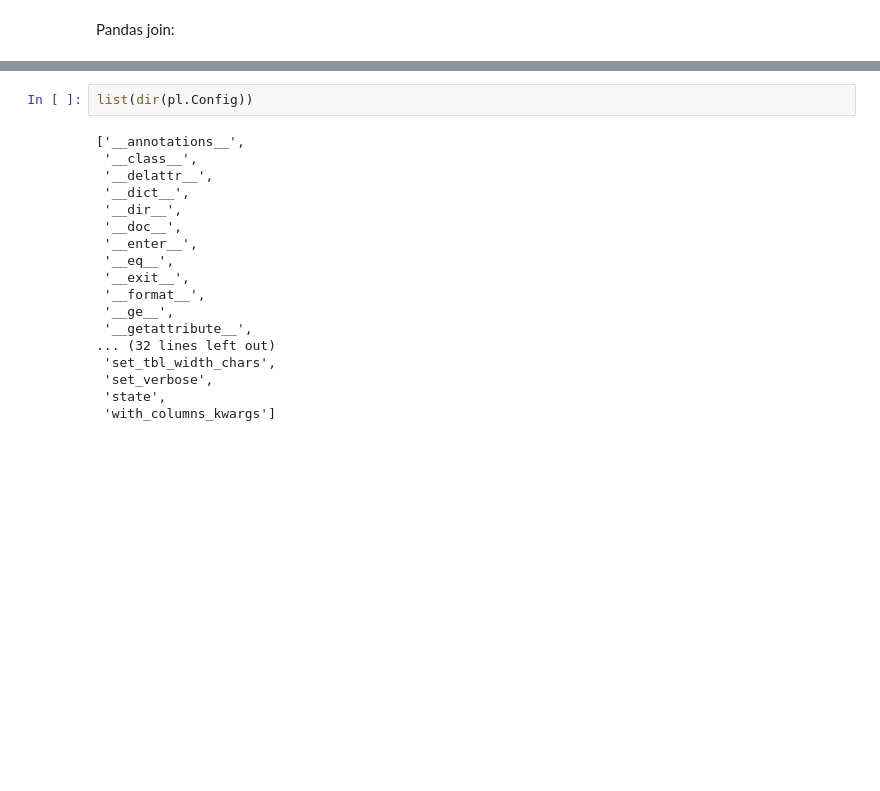
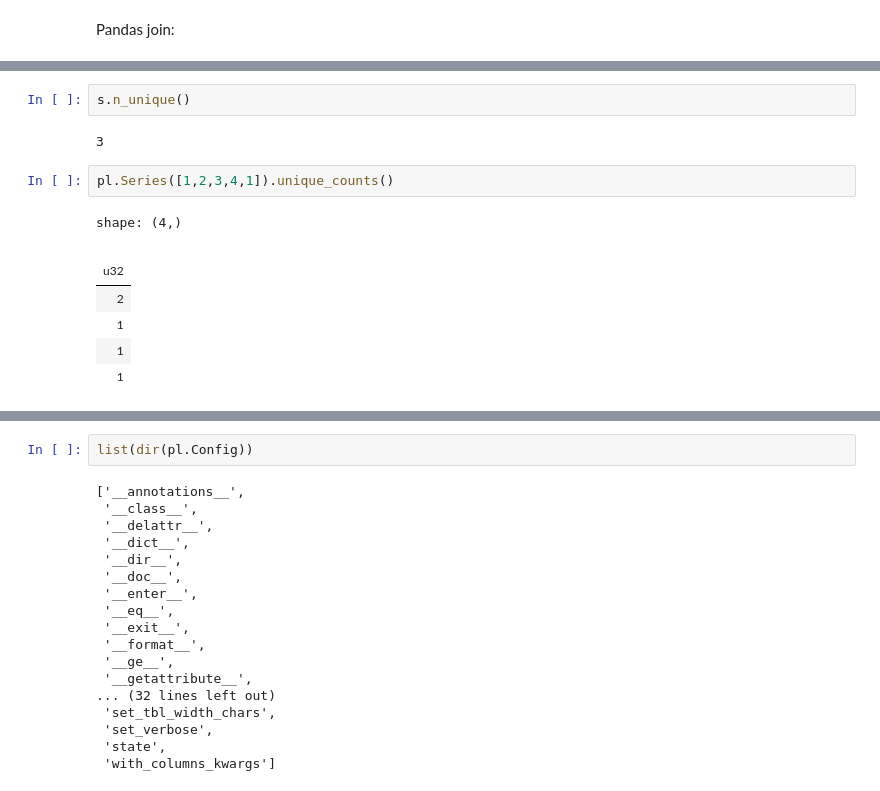
Before and after one commit to johnros/polars_demo, a Jupyter notebook: intro_2_polars.ipynb, the cells around one changed output, grey strips where cells are left out. Saved outputs shown, nothing was run; the diff lists cells and outputs as text; blank space fills up the shorter version.

```diff
--- a/intro_2_polars.ipynb
+++ b/intro_2_polars.ipynb
@@ -371,0 +694,14 @@ Warnings:
+# %%
+s.n_unique()
+# %% [output]
+3
+# %%
+pl.Series([1,2,3,4,1]).unique_counts()
+# %% [output]
+shape: (4,)
+|  |
+| u32 |
+| 2 |
+| 1 |
+| 1 |
+| 1 |
```
Also changed, not shown: parts of 105 cells of this notebook, 3 other files.
